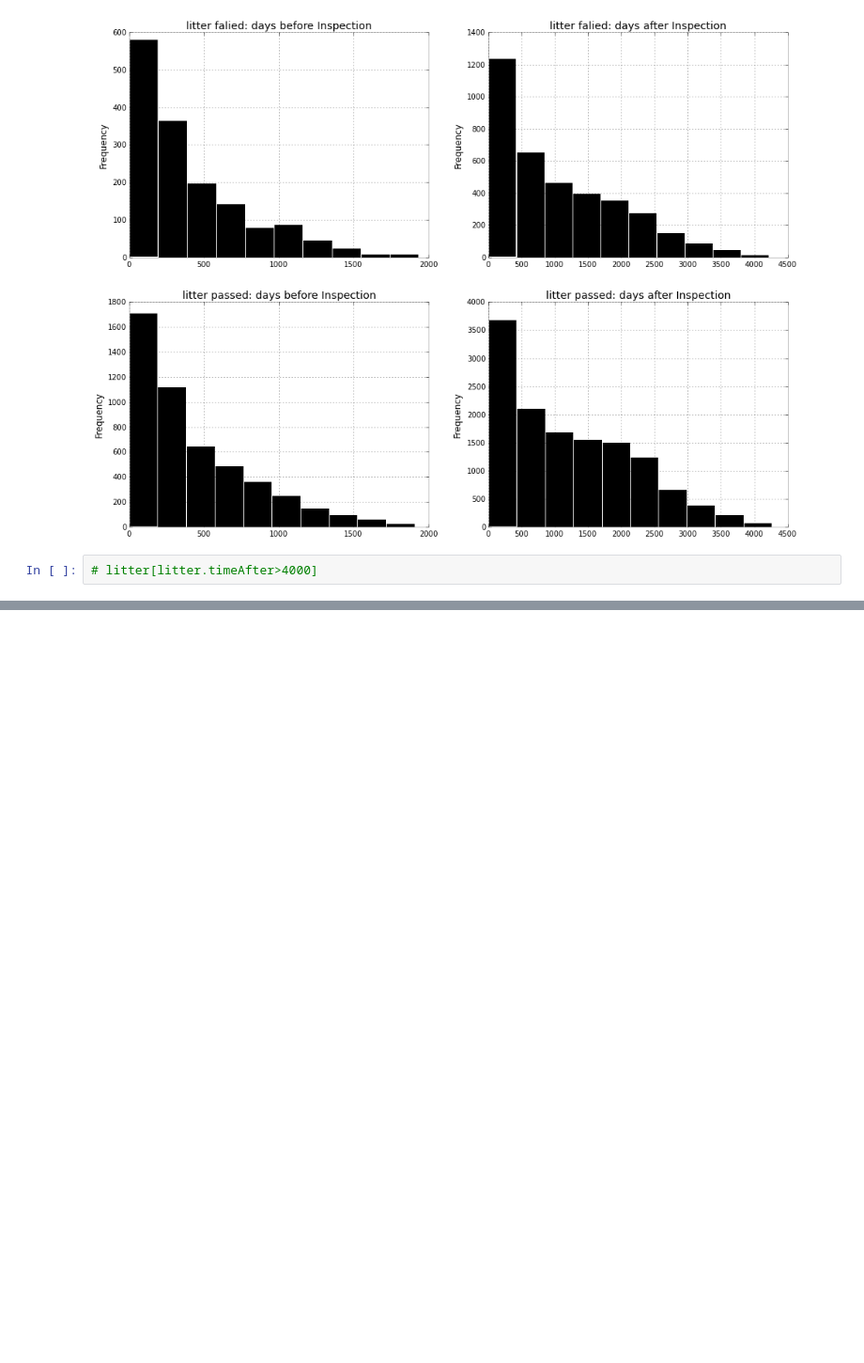
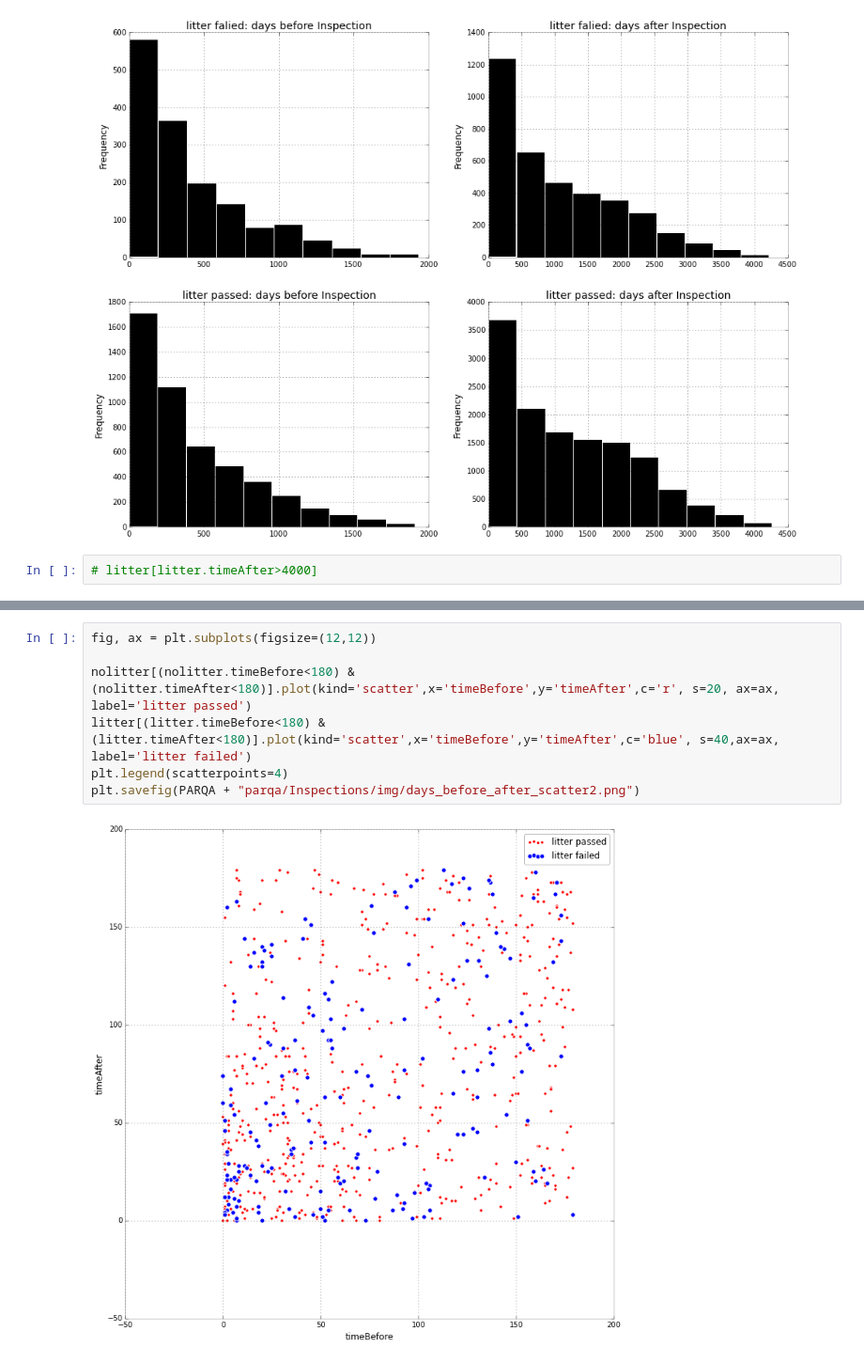
Before and after one commit to gdobler/parqa, a Jupyter notebook: Inspections/TimeDistribution.ipynb, the cells around one changed output, grey strips where cells are left out. Shown at 94% size. Drawn from its saved outputs; the diff is of its cells as text; blank space fills up the shorter version.

```diff
--- a/Inspections/TimeDistribution.ipynb
+++ b/Inspections/TimeDistribution.ipynb
@@ -135,2 +139,11 @@ plt.savefig(PARQA + "parqa/Inspections/days_before_after_scatter.png")
 # %% [output]
 [figure]
+# %%
+fig, ax = plt.subplots(figsize=(12,12))
+
+nolitter[(nolitter.timeBefore<180) & (nolitter.timeAfter<180)].plot(kind='scatter',x='timeBefore',y='timeAfter',c='r', s=20, ax=ax, label='litter passed')
+litter[(litter.timeBefore<180) & (litter.timeAfter<180)].plot(kind='scatter',x='timeBefore',y='timeAfter',c='blue', s=40,ax=ax, label='litter failed')
+plt.legend(scatterpoints=4)
+plt.savefig(PARQA + "parqa/Inspections/img/days_before_after_scatter2.png")
+# %% [output]
+[figure, added]
```
Also changed, not shown: parts of 4 cells of this notebook, 27 other files.
